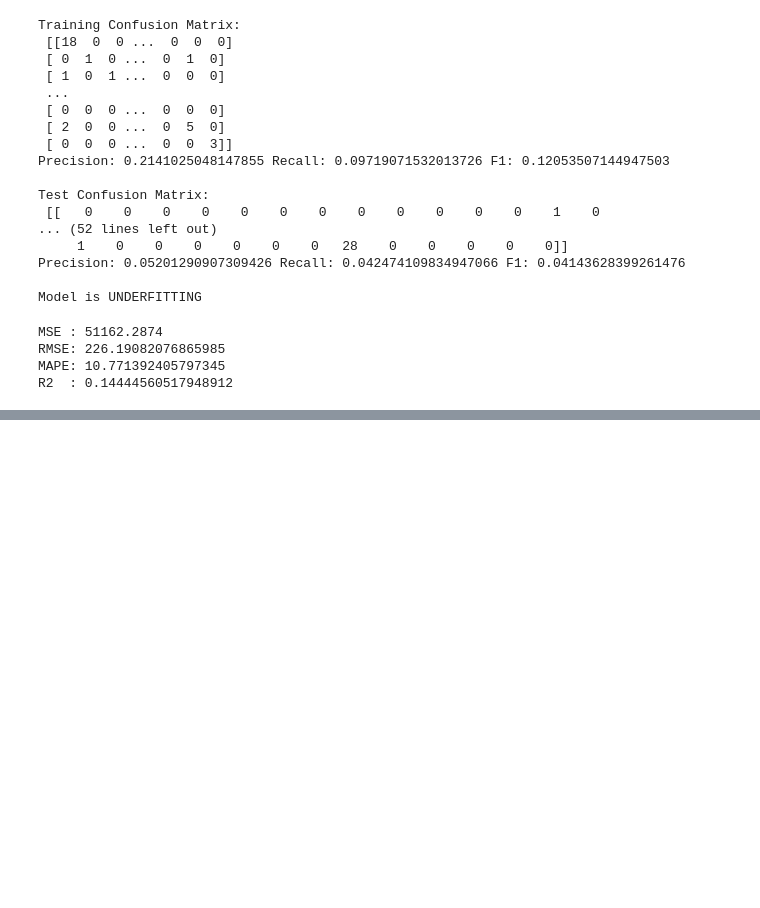
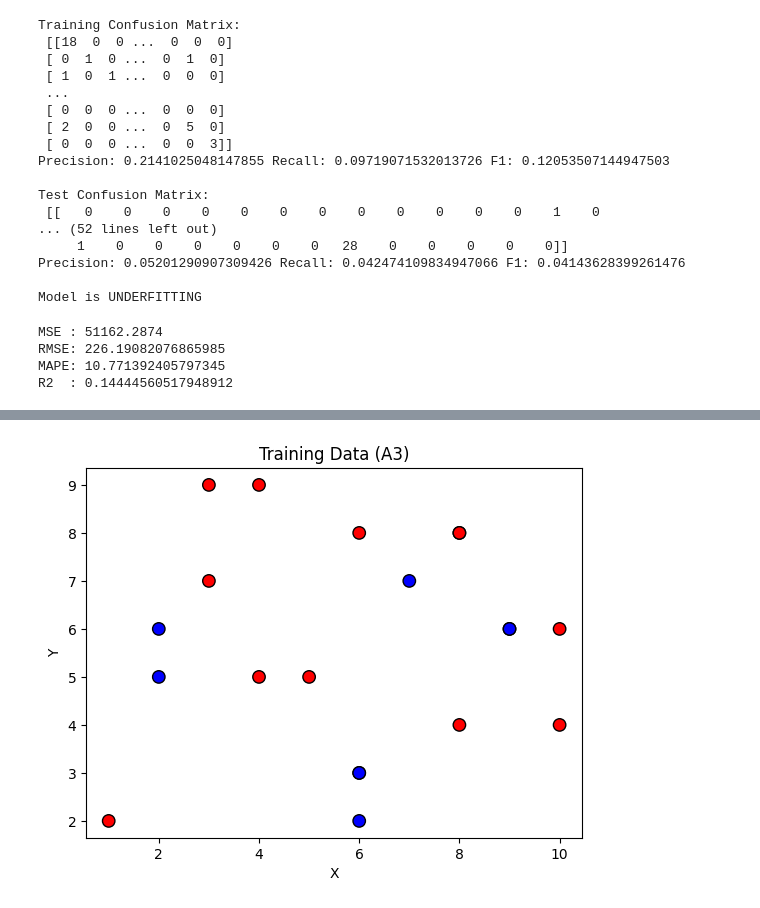
Before and after one commit to Durga-Lasya/4th-Sem-Machine-Learning-Lab-2, a Jupyter notebook: Lab4_Devalla_Srisatya_Durgalasya.ipynb, the cells around one changed output, grey strips where cells are left out. Cells and saved outputs as stored; diff of their text form; code cells hidden in the pictures; blank space fills up the shorter version.

```diff
--- a/Lab4_Devalla_Srisatya_Durgalasya.ipynb
+++ b/Lab4_Devalla_Srisatya_Durgalasya.ipynb
@@ -185,0 +186,96 @@ classify_and_plot(X, y)           # A4
+# %%
+import numpy as np
+import pandas as pd
+import matplotlib.pyplot as plt
+from sklearn.neighbors import KNeighborsClassifier
+from sklearn.model_selection import GridSearchCV
+
+# A3
+def generate_training_data():
+    X = np.random.randint(1, 11, size=(20, 2))
+    y = np.random.randint(0, 2, size=20)
+
+    plt.scatter(X[:,0], X[:,1], c=y, cmap="bwr", edgecolor="k", s=80)
+    plt.title("Training Data (A3)")
+    plt.xlabel("X")
+    plt.ylabel("Y")
+    plt.show()
+
+    return X, y
+
+# A4
+def knn_test_plot(X, y, k=3):
+    xx, yy = np.meshgrid(np.arange(0,10,0.1),
+                         np.arange(0,10,0.1))
+    grid = np.c_[xx.ravel(), yy.ravel()]
+
+    model = KNeighborsClassifier(n_neighbors=k)
+    model.fit(X, y)
+    Z = model.predict(grid)
+
+    plt.scatter(grid[:,0], grid[:,1], c=Z, cmap="bwr", s=1)
+    plt.scatter(X[:,0], X[:,1], c=y, cmap="bwr", edgecolor="k", s=80)
+    plt.title(f"A4 Decision Boundary (k={k})")
+    plt.show()
+
+#  A5
+def try_multiple_k(X, y):
+    ks = [1,3,5,7,9]
+    xx, yy = np.meshgrid(np.arange(0,10,0.1),
+                         np.arange(0,10,0.1))
+    grid = np.c_[xx.ravel(), yy.ravel()]
+
+    for k in ks:
+        model = KNeighborsClassifier(n_neighbors=k)
+        model.fit(X, y)
+        Z = model.predict(grid)
+
+        plt.scatter(grid[:,0], grid[:,1], c=Z, cmap="bwr", s=1)
+        plt.scatter(X[:,0], X[:,1], c=y, cmap="bwr", edgecolor="k", s=80)
+        plt.title(f"A5 kNN Boundary (k={k})")
+        plt.show()
+
+#  A6
+def project_data_knn():
+    df = pd.read_excel("Lab Session Data.xlsx", sheet_name="IRCTC Stock Price")
+
+    for col in ['Open','High','Low','Price']:
+        df[col] = df[col].astype(str).str.replace(',', '').astype(float)
+
+    X = df[['Open','High']].values
+    y = (df['Price'] > df['Price'].median()).astype(int)
+
+    xx, yy = np.meshgrid(
+        np.linspace(X[:,0].min(), X[:,0].max(), 200),
+        np.linspace(X[:,1].min(), X[:,1].max(), 200)
+    )
+    grid = np.c_[xx.ravel(), yy.ravel()]
+
+    model = KNeighborsClassifier(n_neighbors=3)
+    model.fit(X, y)
+    Z = model.predict(grid)
+
+    plt.scatter(grid[:,0], grid[:,1], c=Z, cmap="bwr", s=1)
+    plt.scatter(X[:,0], X[:,1], c=y, cmap="bwr", edgecolor="k", s=80)
+    plt.title("A6 Project Dataset kNN")
+    plt.show()
+
+#  A7
+def find_best_k(X, y):
+    param_grid = {'n_neighbors':[1,3,5,7,9,11,13,15]}
+    model = KNeighborsClassifier()
+
+    grid = GridSearchCV(model, param_grid, cv=5)
+    grid.fit(X, y)
+
+    print("Best k:", grid.best_params_['n_neighbors'])
+    print("Best Accuracy:", grid.best_score_)
+
+# RUN
+X, y = generate_training_data()
+knn_test_plot(X, y)
+try_multiple_k(X, y)
+project_data_knn()
+find_best_k(X, y)
+# %% [output]
+[figure, added]
```
Also changed, not shown: parts of 2 cells of this notebook.
